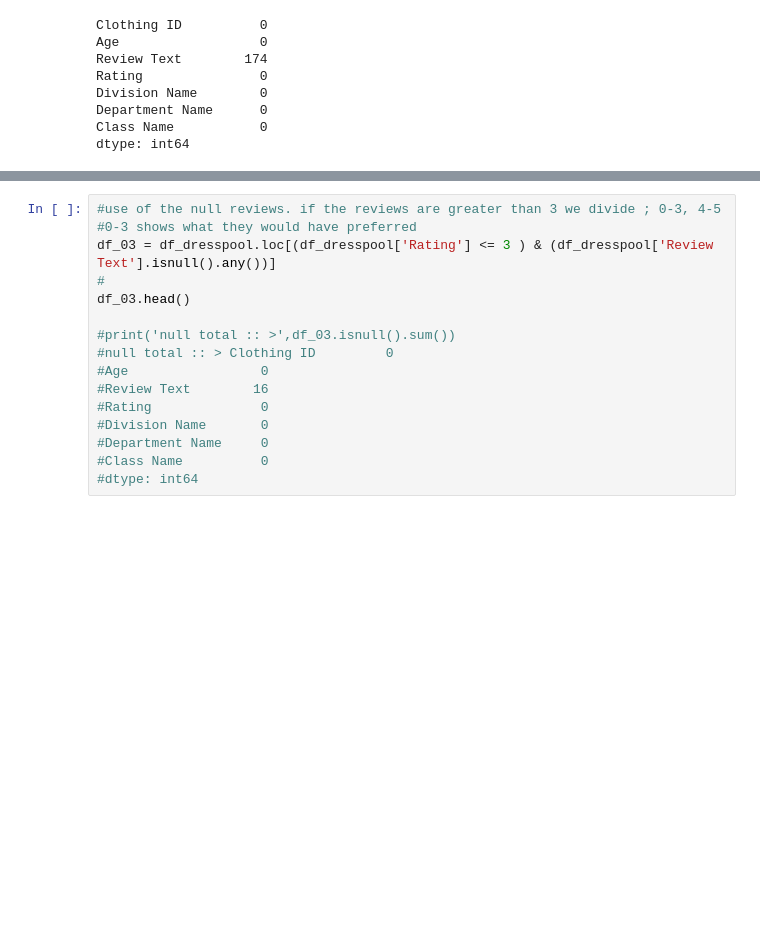
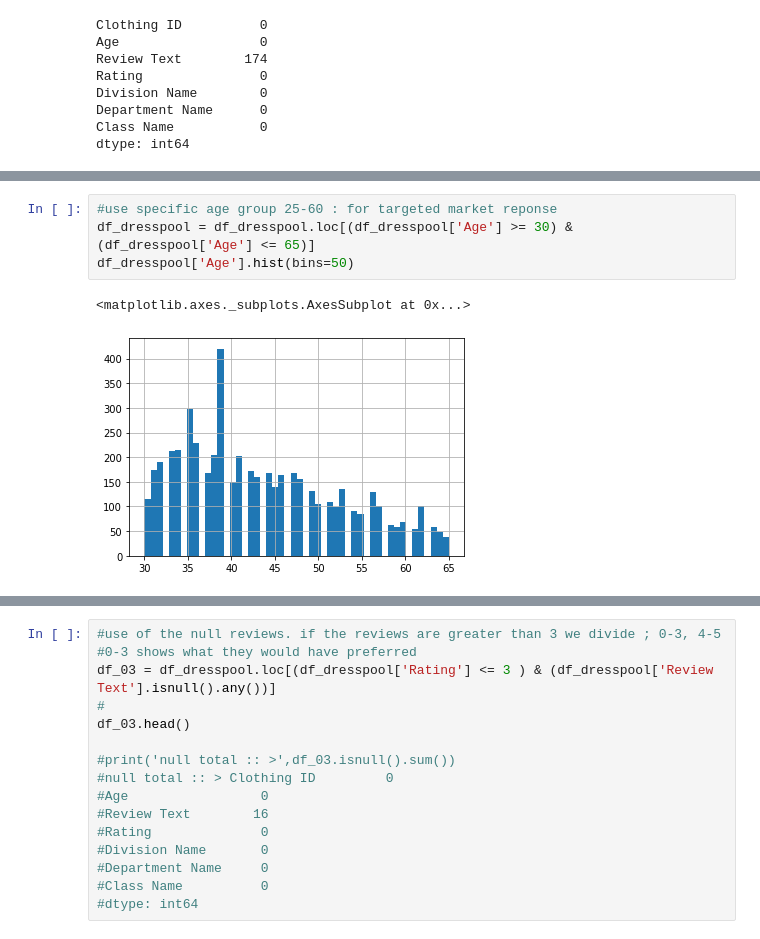
Before and after one commit to odawo/FASHION101, a Jupyter notebook: E-COMMERCE_REVIEW.ipynb, the cells around one changed output, grey strips where cells are left out. Cells and saved outputs as stored; diff of their text form; blank space fills up the shorter version.

```diff
--- a/E-COMMERCE_REVIEW.ipynb
+++ b/E-COMMERCE_REVIEW.ipynb
@@ -132,0 +170,7 @@ dtype: int64
+# %%
+#use specific age group 25-60 : for targeted market reponse
+df_dresspool = df_dresspool.loc[(df_dresspool['Age'] >= 30) & (df_dresspool['Age'] <= 65)]
+df_dresspool['Age'].hist(bins=50)
+# %% [output]
+<matplotlib.axes._subplots.AxesSubplot at 0x...>
+[figure, added]
```
Also changed, not shown: parts of 47 cells of this notebook, 4 other files.
